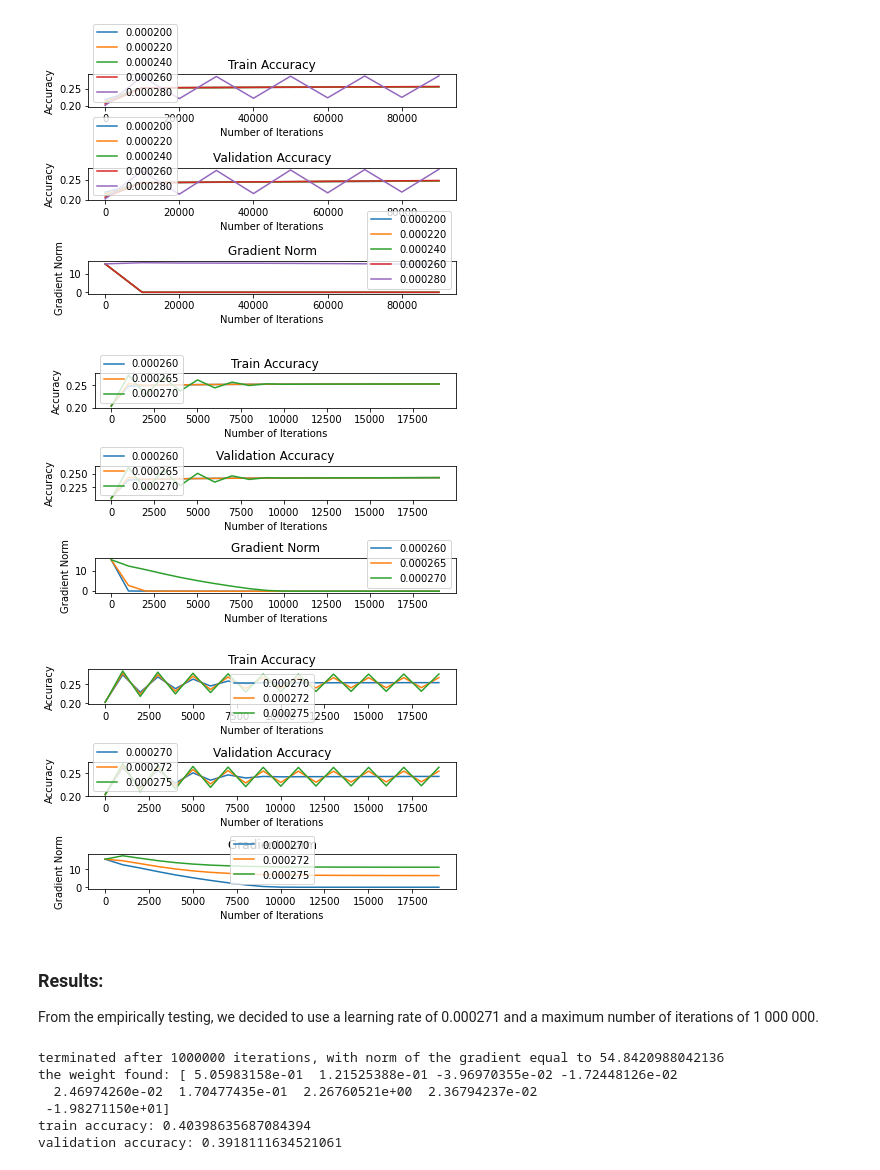
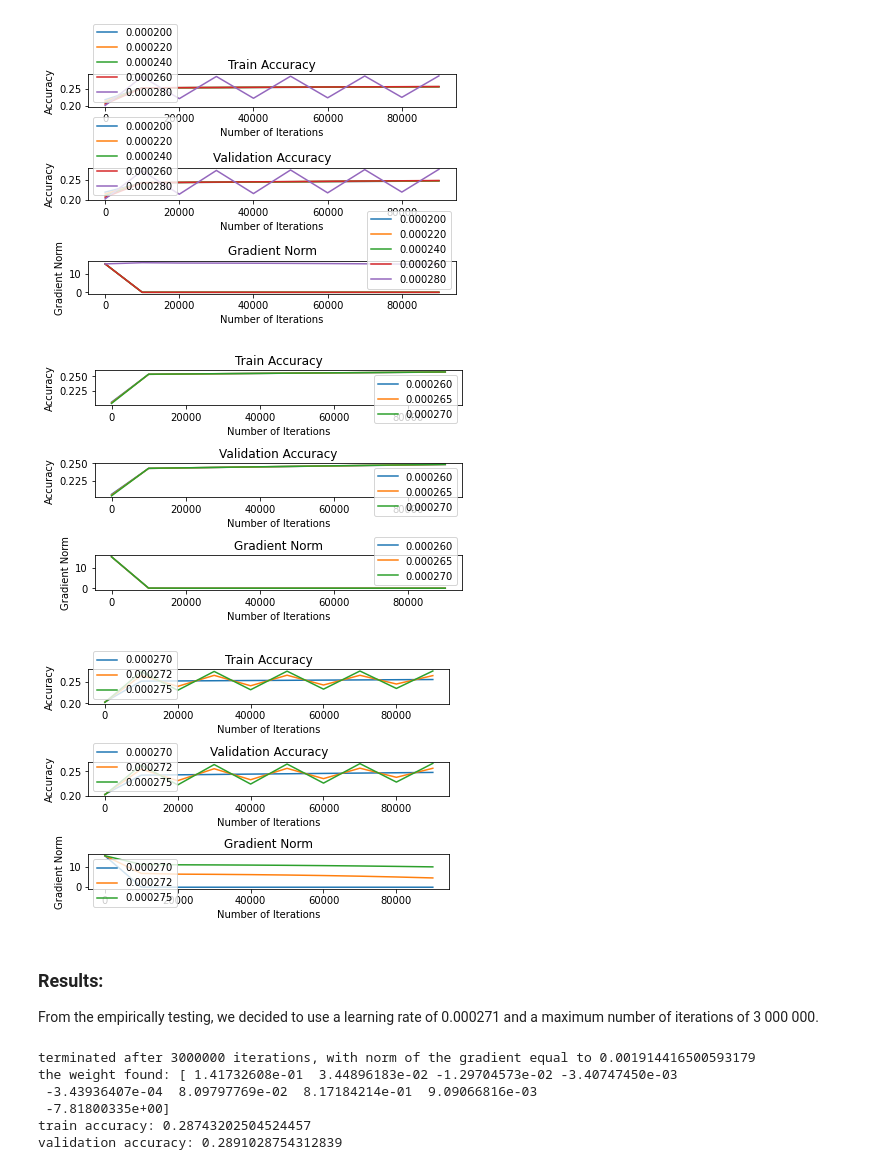
Before and after one commit to chrismartel/COMP551, a Jupyter notebook: projects/p2/diabetes.ipynb, the cells around one changed output. Cells and saved outputs as stored; diff of their text form; code cells hidden in the pictures.

```diff
--- a/projects/p2/diabetes.ipynb
+++ b/projects/p2/diabetes.ipynb
@@ -89,7 +85,7 @@ class LogisticRegression:
 
     def stochastic_gradient(self, x, y, batch_size=None):
         N = x.shape[0]
-        if batch_size is None:              # gradient on full data by default
+        if batch_size is None or batch_size > N:              # gradient on full data by default
           batch_size = N
         inds = np.random.permutation(N)
         x_batch = x[inds,:][:batch_size,:]
@@ -108,8 +104,9 @@ def cost_fn(y, yh):
 
 Method used to visualize the training and validation accuracy convergence/divergence when increasing the maximum number of gradient descent iterations for different learning rates.
 # %%
-def gd_hypertuning_plots(lr_range, max_iters_range, x_train, y_train, x_val, y_val, reg_type='logistic'):
+def gd_hypertuning_plots(lr_range, max_iters_range, x_train, y_train, x_val, y_val, reg_type='logistic', batch_size=None, fig_title=None):
   figure, axis = plt.subplots(3, 1)
+  figure.suptitle(fig_title, fontsize=16)
   axis[0].set_title("Train Accuracy")
   axis[1].set_title("Validation Accuracy")
   axis[2].set_title("Gradient Norm")
@@ -120,7 +117,7 @@ def gd_hypertuning_plots(lr_range, max_iters_range, x_train, y_train, x_val, y_v
     g_norm_arr = np.zeros((max_iters_range.size))
     for j, max_iters in enumerate(max_iters_range):
       if reg_type == 'logistic':
-        reg = LogisticRegression(add_bias=True, learning_rate=lr, epsilon=1e-4, max_iters=max_iters, verbose=False)
+        reg = LogisticRegression(add_bias=True, learning_rate=lr, epsilon=1e-4, max_iters=max_iters, verbose=False, batch_size=batch_size)
       reg.fit(x_train, y_train)
 
       # compute error
@@ -152,6 +147,3 @@ x_val, y_val = val_df.iloc[:,:-1].to_numpy(), val_df.iloc[:,-1].to_numpy()
-# %%
-inds = np.random.permutation(x_train.shape[0])
-x_train, y_train = x_train[inds, :], y_train[inds]
 # %% [markdown]
 ### 2. Learning Rate and Number of Iterations Tuning
 
@@ -176,23 +168,23 @@ gd_hypertuning_plots(lr_range, max_iters_range, x_train, y_train, x_val, y_val,
 [figure]
 # %%
 lr_range = np.array([0.00026,0.000265, 0.00027])
-max_iters_range = np.arange(1,20000,1001)
-gd_hypertuning_plots(lr_range, max_iters_range, x_train, y_train, x_val, y_val, reg_type='logistic')
+max_iters_range = np.arange(1,100000,10001)
+gd_hypertuning_plots(lr_range, max_iters_range, x_train, y_train, x_val, y_val, reg_type='logistic', fig_title='Convergence of Gradient Descent Solution for Different Learning Rates')
 # %% [output]
-[figure, old version]
+[figure, new version]
 # %%
 lr_range = np.array([0.00027,.000272, 0.000275])
-max_iters_range = np.arange(1,20000,1001)
-gd_hypertuning_plots(lr_range, max_iters_range, x_train, y_train, x_val, y_val, reg_type='logistic')
+max_iters_range = np.arange(1,100000,10001)
+gd_hypertuning_plots(lr_range, max_iters_range, x_train, y_train, x_val, y_val, reg_type='logistic', fig_title='Convergence of Gradient Descent Solution for Different Learning Rates')
 # %% [output]
-[figure, old version]
+[figure, new version]
 # %% [markdown]
 ### Results:
 
-From the empirically testing, we decided to use a learning rate of 0.000271 and a maximum number of iterations of 1 000 000.
+From the empirically testing, we decided to use a learning rate of 0.000271 and a maximum number of iterations of 3 000 000.
 # %%
 lr = 0.000271
-max_iters = 2000000
+max_iters = 3000000
 epsilon = 0.0001
 
 reg = LogisticRegression(add_bias=True, learning_rate=lr, epsilon=epsilon, max_iters=max_iters, verbose=True)
@@ -204,9 +196,9 @@ acc_train, acc_val = 1 - cost_fn(reg.predict(x_train), y_train), 1 - cost_fn(reg
 print("train accuracy: {acc_train}".format(acc_train=acc_train))
 print("validation accuracy: {acc_val}".format(acc_val=acc_val))
 # %% [output]
-terminated after 1000000 iterations, with norm of the gradient equal to 54.8420988042136
-the weight found: [ 5.05983158e-01  1.21525388e-01 -3.96970355e-02 -1.72448126e-02
-  2.46974260e-02  1.70477435e-01  2.26760521e+00  2.36794237e-02
- -1.98271150e+01]
-train accuracy: 0.40398635687084394
-validation accuracy: 0.3918111634521061
+terminated after 3000000 iterations, with norm of the gradient equal to 0.001914416500593179
+the weight found: [ 1.41732608e-01  3.44896183e-02 -1.29704573e-02 -3.40747450e-03
+ -3.43936407e-04  8.09797769e-02  8.17184214e-01  9.09066816e-03
+ -7.81800335e+00]
+train accuracy: 0.28743202504524457
+validation accuracy: 0.2891028754312839
```
Also changed, not shown: parts of 9 cells of this notebook.
